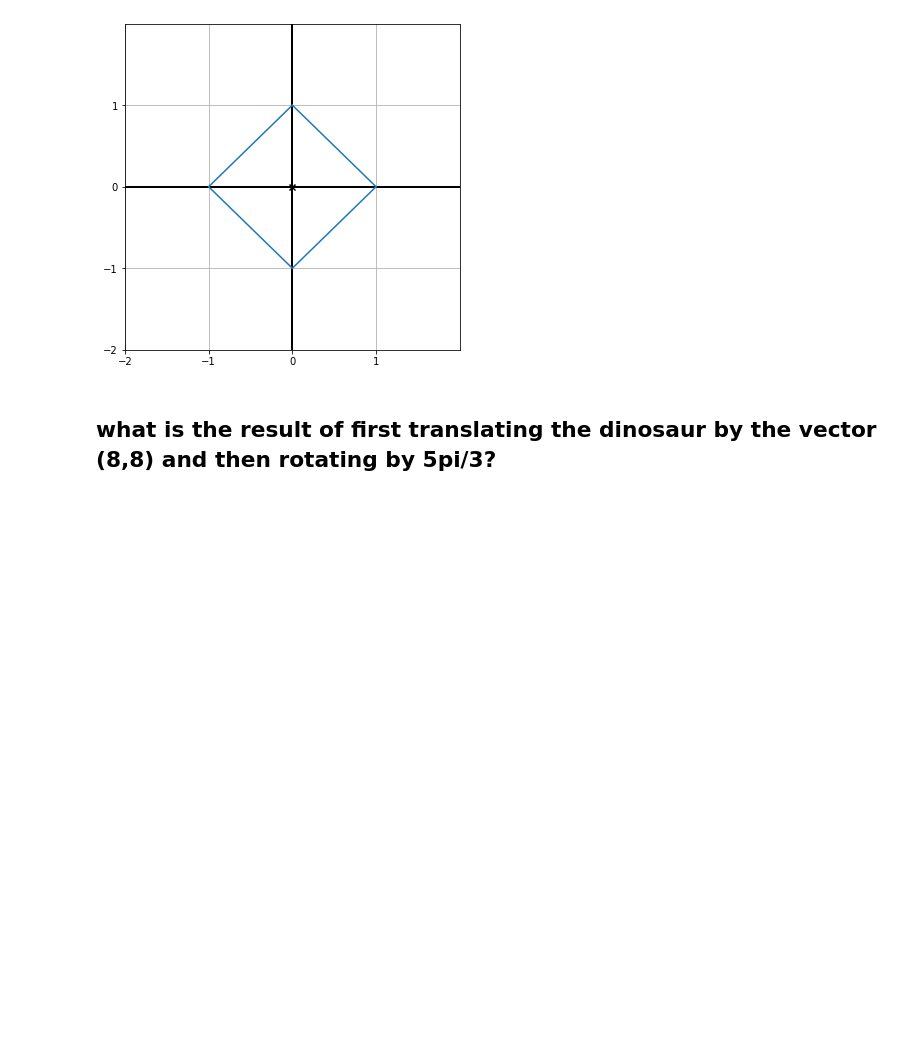
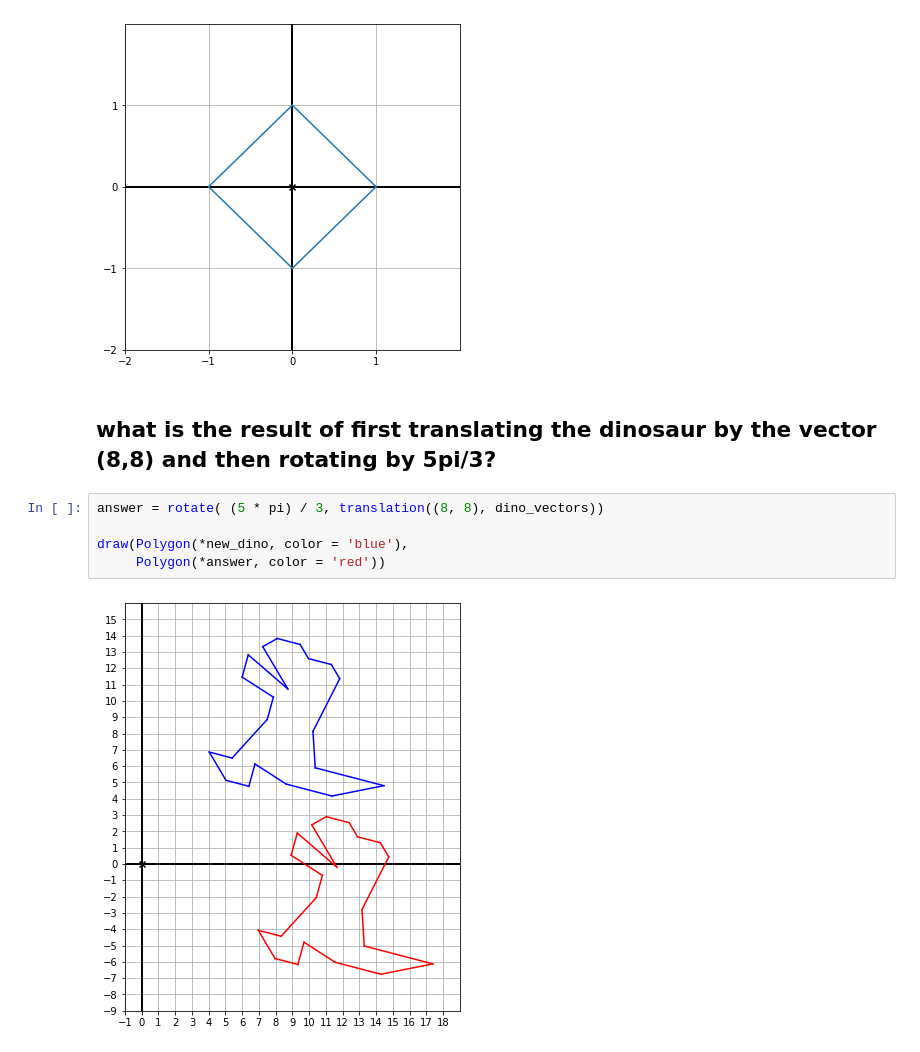
Before and after one commit to sergiovasquez122/Mathematics-for-programmers, a Jupyter notebook: Chapter_2_vectors.ipynb, the cells around one changed output. Drawn from its saved outputs; the diff is of its cells as text; blank space fills up the shorter version.

```diff
--- a/Chapter_2_vectors.ipynb
+++ b/Chapter_2_vectors.ipynb
@@ -287,3 +287,10 @@ draw(Polygon(*polygon(4)))
 [figure]
 # %% [markdown]
 ## what is the result of first translating the dinosaur by the vector (8,8) and then rotating by 5pi/3?
+# %%
+answer = rotate( (5 * pi) / 3, translation((8, 8), dino_vectors))
+
+draw(Polygon(*new_dino, color = 'blue'),
+     Polygon(*answer, color = 'red'))
+# %% [output]
+[figure, added]
```
